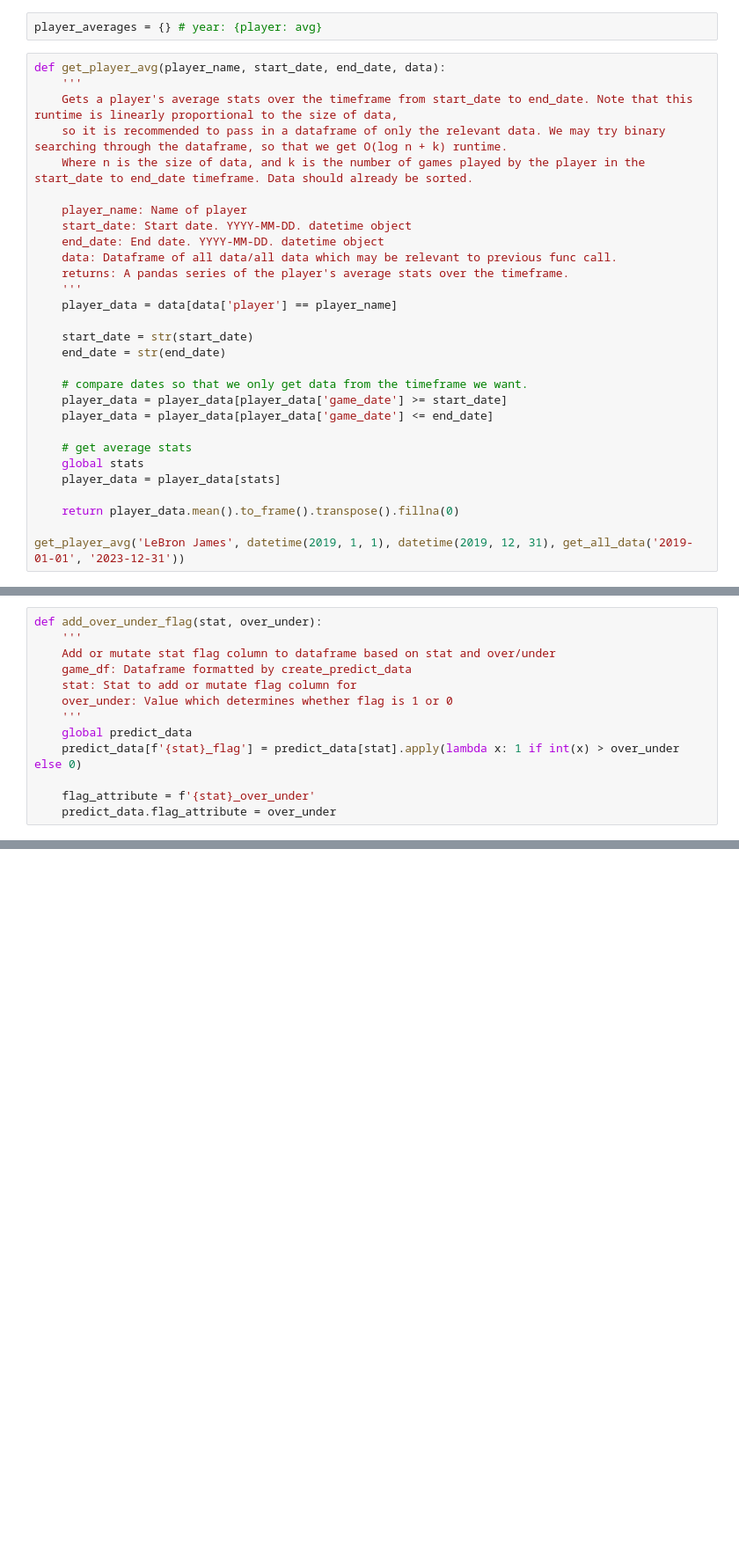
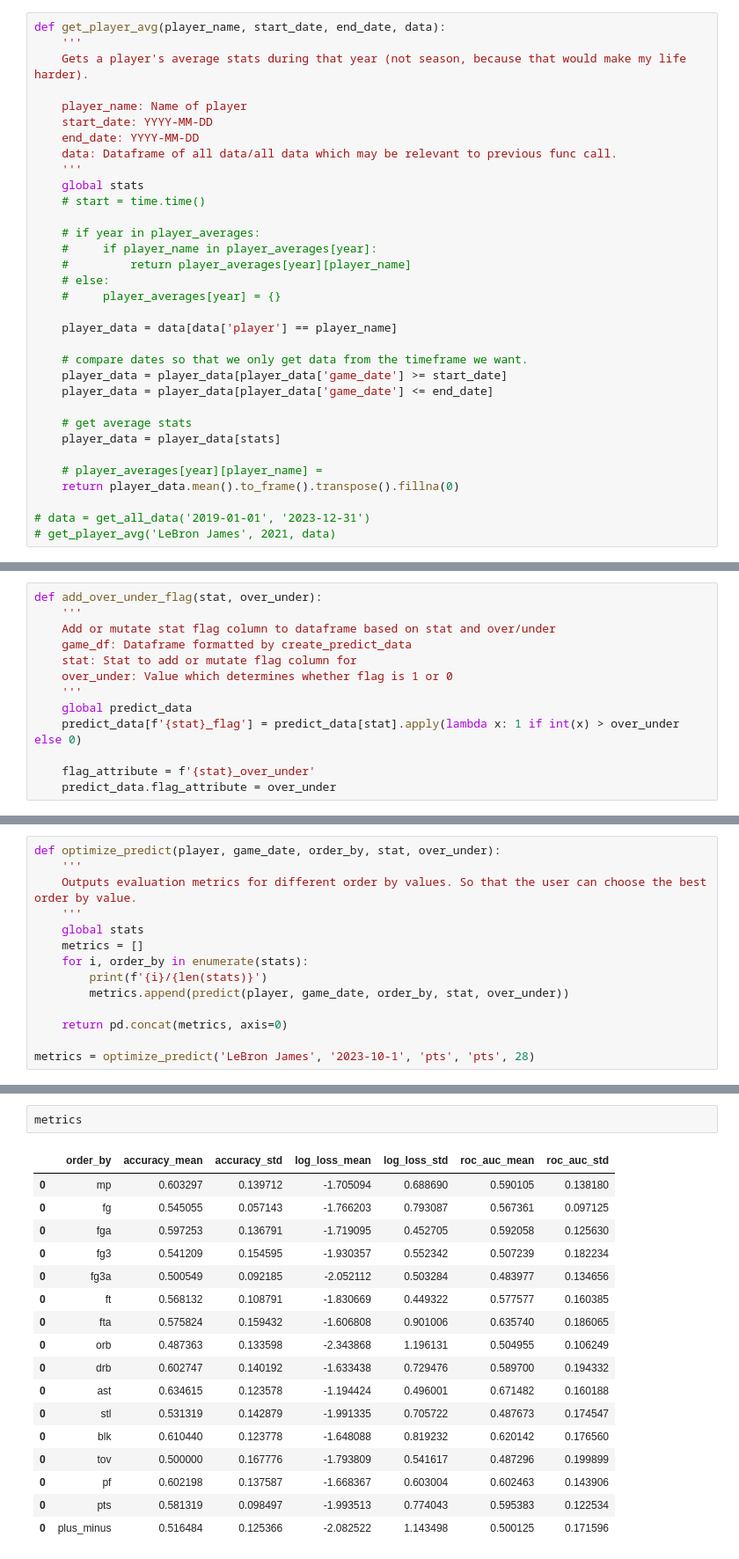
Before and after one commit to MichaelDeng03/over_under, a Jupyter notebook: predict.ipynb, the cells around one changed output, grey strips where cells are left out. Shown: that part at 88% size. Cells and saved outputs as stored; diff of their text form; blank space fills up the shorter version.

Commit message:
eval
added evaluation. in future should seperate opp and same team order bys. also opp is generally more because how often does our team change lol.

```diff
--- a/predict.ipynb
+++ b/predict.ipynb
@@ -61,34 +69,36 @@ def get_all_data(start_date, end_date):
     return df
 
 # get_all_data('2020-10-10', '2023-10-10')
-# %%
-player_averages = {} # year: {player: avg}
 # %%
 def get_player_avg(player_name, start_date, end_date, data):
     '''
-    Gets a player's average stats over the timeframe from start_date to end_date. Note that this runtime is linearly proportional to the size of data,
-    so it is recommended to pass in a dataframe of only the relevant data. We may try binary searching through the dataframe, so that we get O(log n + k) runtime.
-    Where n is the size of data, and k is the number of games played by the player in the start_date to end_date timeframe. Data should already be sorted.
+    Gets a player's average stats during that year (not season, because that would make my life harder).
 
     player_name: Name of player
-    start_date: Start date. YYYY-MM-DD. datetime object
-    end_date: End date. YYYY-MM-DD. datetime object
+    start_date: YYYY-MM-DD
+    end_date: YYYY-MM-DD
     data: Dataframe of all data/all data which may be relevant to previous func call.
-    returns: A pandas series of the player's average stats over the timeframe.
     '''
+    global stats
+    # start = time.time()
+
+    # if year in player_averages:
+    #     if player_name in player_averages[year]:
+    #         return player_averages[year][player_name]
+    # else:
+    #     player_averages[year] = {}
+
     player_data = data[data['player'] == player_name]
-
-    start_date = str(start_date)
-    end_date = str(end_date)
 
     # compare dates so that we only get data from the timeframe we want.
     player_data = player_data[player_data['game_date'] >= start_date]
     player_data = player_data[player_data['game_date'] <= end_date]
 
     # get average stats
-    global stats
     player_data = player_data[stats]
 
+    # player_averages[year][player_name] =
     return player_data.mean().to_frame().transpose().fillna(0)
 
-get_player_avg('LeBron James', datetime(2019, 1, 1), datetime(2019, 12, 31), get_all_data('2019-01-01', '2023-12-31'))
+# data = get_all_data('2019-01-01', '2023-12-31')
+# get_player_avg('LeBron James', 2021, data)
@@ -266,0 +307,14 @@ all_players = tuple(all_games['player'])
+# %%
+def optimize_predict(player, game_date, order_by, stat, over_under):
+    '''
+    Outputs evaluation metrics for different order by values. So that the user can choose the best order by value.
+    '''
+    global stats
+    metrics = []
+    for i, order_by in enumerate(stats):
+        print(f'{i}/{len(stats)}')
+        metrics.append(predict(player, game_date, order_by, stat, over_under))
+
+    return pd.concat(metrics, axis=0)
+
+metrics = optimize_predict('LeBron James', '2023-10-1', 'pts', 'pts', 28)
@@ -267 +338,21 @@ all_players = tuple(all_games['player'])
+# %%
+metrics
+# %% [output]
+|  | order_by | accuracy_mean | accuracy_std | log_loss_mean | log_loss_std | roc_auc_mean | roc_auc_std |
+| 0 | mp | 0.603297 | 0.139712 | -1.705094 | 0.688690 | 0.590105 | 0.138180 |
+| 0 | fg | 0.545055 | 0.057143 | -1.766203 | 0.793087 | 0.567361 | 0.097125 |
+| 0 | fga | 0.597253 | 0.136791 | -1.719095 | 0.452705 | 0.592058 | 0.125630 |
+| 0 | fg3 | 0.541209 | 0.154595 | -1.930357 | 0.552342 | 0.507239 | 0.182234 |
+| 0 | fg3a | 0.500549 | 0.092185 | -2.052112 | 0.503284 | 0.483977 | 0.134656 |
+| 0 | ft | 0.568132 | 0.108791 | -1.830669 | 0.449322 | 0.577577 | 0.160385 |
+| 0 | fta | 0.575824 | 0.159432 | -1.606808 | 0.901006 | 0.635740 | 0.186065 |
+| 0 | orb | 0.487363 | 0.133598 | -2.343868 | 1.196131 | 0.504955 | 0.106249 |
+| 0 | drb | 0.602747 | 0.140192 | -1.633438 | 0.729476 | 0.589700 | 0.194332 |
+| 0 | ast | 0.634615 | 0.123578 | -1.194424 | 0.496001 | 0.671482 | 0.160188 |
+| 0 | stl | 0.531319 | 0.142879 | -1.991335 | 0.705722 | 0.487673 | 0.174547 |
+| 0 | blk | 0.610440 | 0.123778 | -1.648088 | 0.819232 | 0.620142 | 0.176560 |
+| 0 | tov | 0.500000 | 0.167776 | -1.793809 | 0.541617 | 0.487296 | 0.199899 |
+| 0 | pf | 0.602198 | 0.137587 | -1.668367 | 0.603004 | 0.602463 | 0.143906 |
+| 0 | pts | 0.581319 | 0.098497 | -1.993513 | 0.774043 | 0.595383 | 0.122534 |
+| 0 | plus_minus | 0.516484 | 0.125366 | -2.082522 | 1.143498 | 0.500125 | 0.171596 |
 # %%
```
Also changed, not shown: parts of 14 cells of this notebook, 1 other file.
